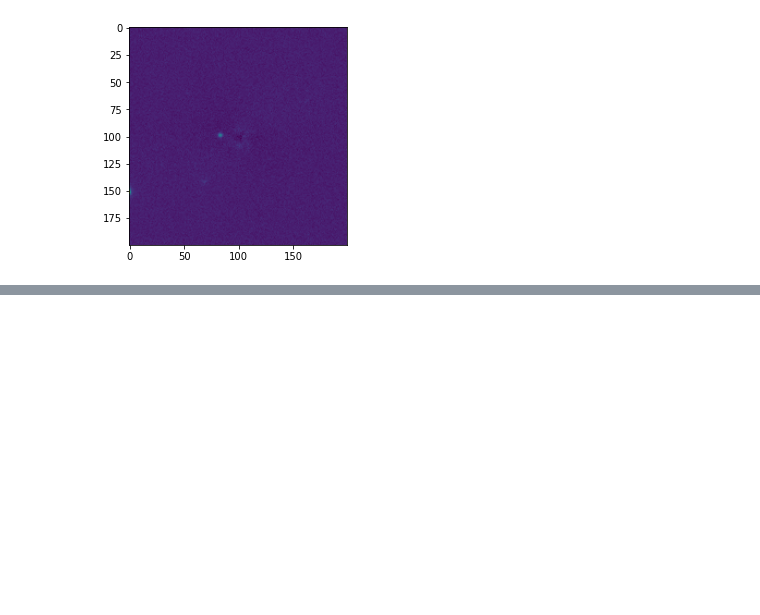
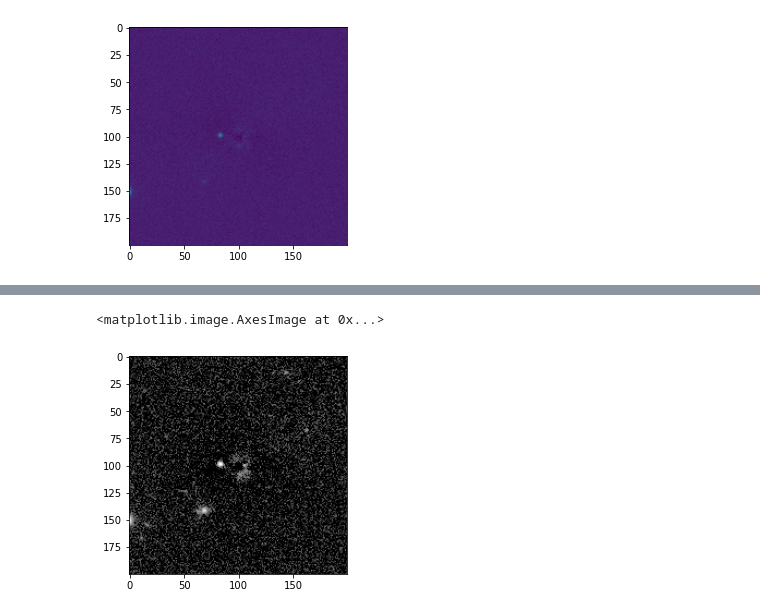
Before and after one commit to Schwarzam/pygalfitm, a Jupyter notebook: dev/feedme_manipulator.ipynb, the cells around one changed output, grey strips where cells are left out. Drawn from its saved outputs; the diff is of its cells as text; code cells hidden in the pictures; blank space fills up the shorter version.

```diff
--- a/dev/feedme_manipulator.ipynb
+++ b/dev/feedme_manipulator.ipynb
@@ -80,0 +130,5 @@ D) data/psf_test_i.fits,data/psf_test_r.fits,data/psf_test_g.fits          # Inp
+# %%
+plt.imshow(make_lupton_rgb(f[8].data, f[8].data, f[8].data, stretch=0.5, Q=5))
+# %% [output]
+<matplotlib.image.AxesImage at 0x...>
+[figure, added]
```
Also changed, not shown: parts of 9 cells of this notebook.
